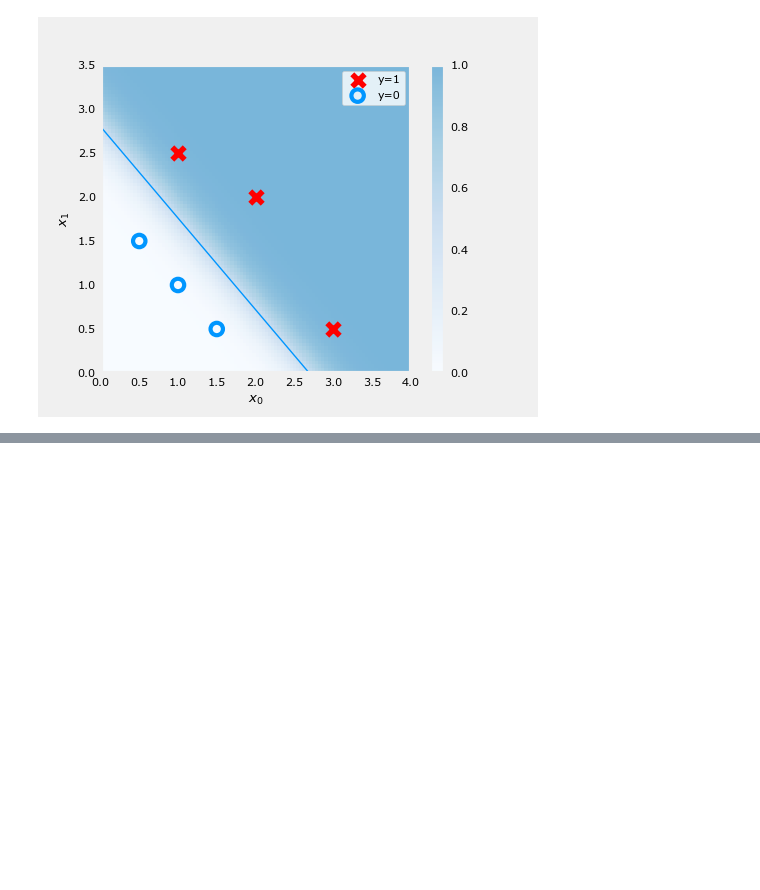
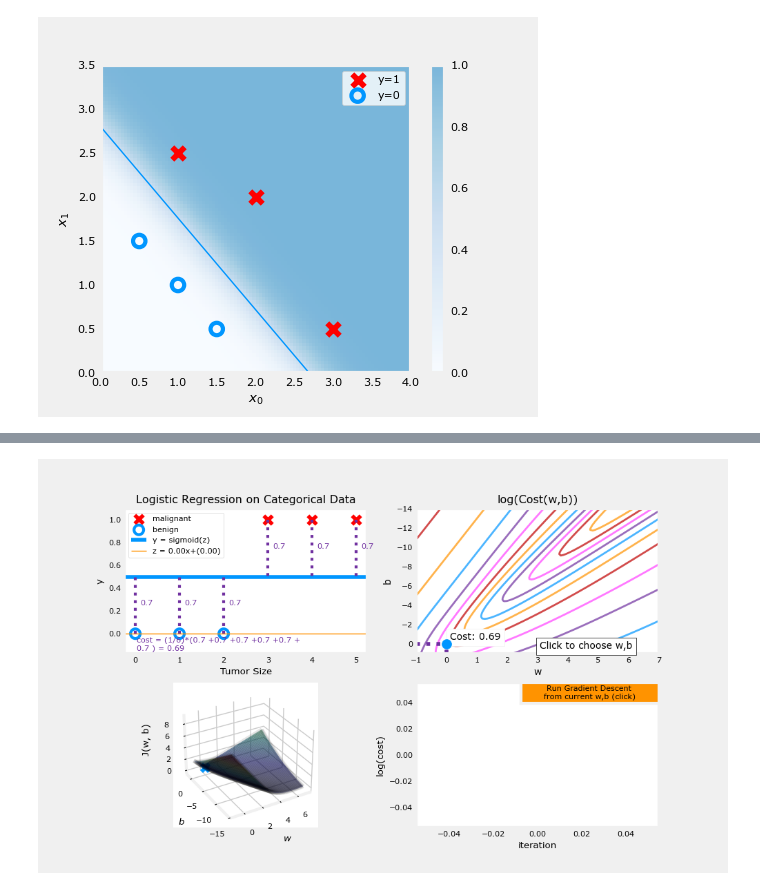
Before and after one commit to hiba77moh/logistic-regression--binary-classification-, a Jupyter notebook: 5-Gradient Descent.ipynb, the cells around one changed output, grey strips where cells are left out. Cells and saved outputs as stored; diff of their text form; code cells hidden in the pictures; blank space fills up the shorter version.

```diff
--- a/5-Gradient Descent.ipynb
+++ b/5-Gradient Descent.ipynb
@@ -170,0 +182,6 @@ plt.show()
+# %%
+w_range = np.array([-1, 7])
+b_range = np.array([1, -14])
+quad = plt_quad_logistic( x_train, y_train, w_range, b_range )
+# %% [output]
+[figure, added]
```
Also changed, not shown: parts of 3 cells of this notebook.
